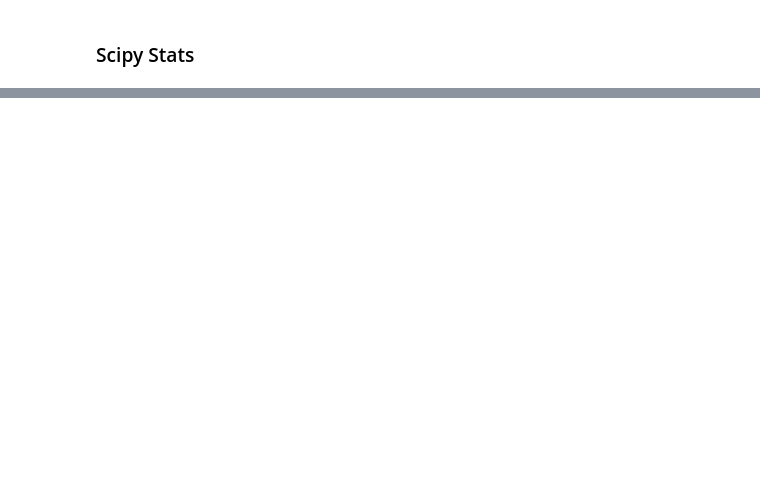
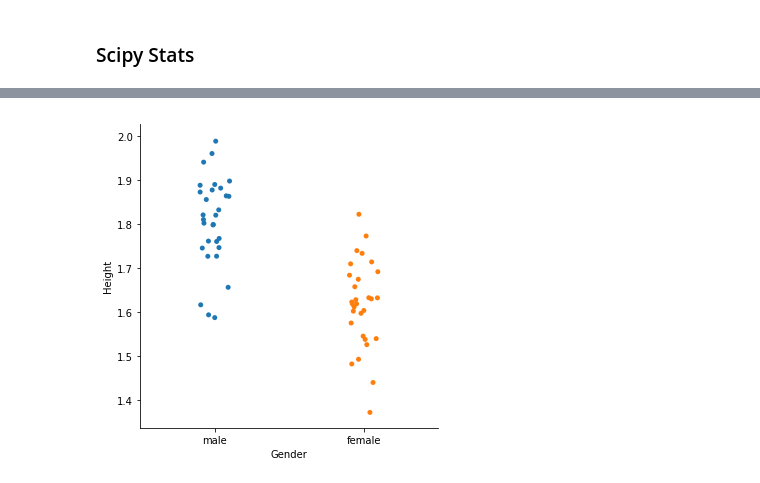
Before and after one commit to MarionMcG/machine_learning_statistics, a Jupyter notebook: 4_Ttests.ipynb, the cells around one changed output, grey strips where cells are left out. Cells and saved outputs as stored; diff of their text form; code cells hidden in the pictures; blank space fills up the shorter version.

```diff
--- a/4_Ttests.ipynb
+++ b/4_Ttests.ipynb
@@ -27,0 +93,11 @@ T-testing is related to Hypothesis Testing. With the null hypothesis been the me
+# %%
+a = ['male'] * 30
+b = ['female'] * 30
+gender = a+b
+
+# I can't add arrays for males and females in the same way
+# As they are numpy arrays
+height = np.concatenate([m, f])
+# %%
+df = pd.DataFrame({'Gender': gender, 'Height': height})
+df
@@ -27,0 +163,4 @@ T-testing is related to Hypothesis Testing. With the null hypothesis been the me
+# %%
+sns.catplot(x = 'Gender', y = 'Height', data = df);
+# %% [output]
+[figure, added]
```
Also changed, not shown: parts of 19 cells of this notebook.
